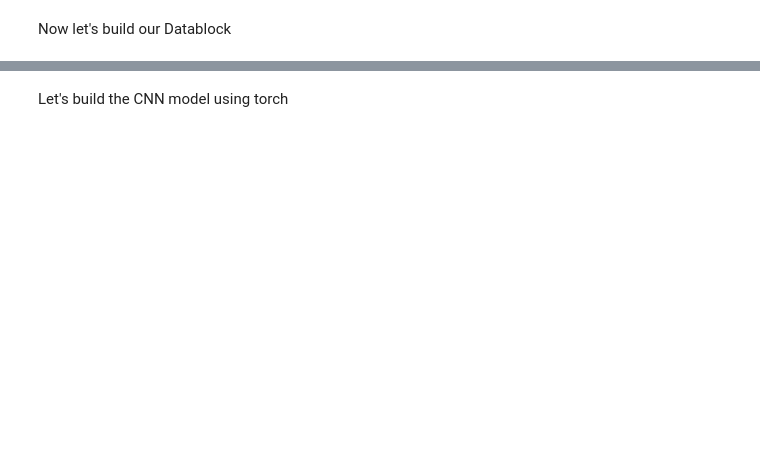
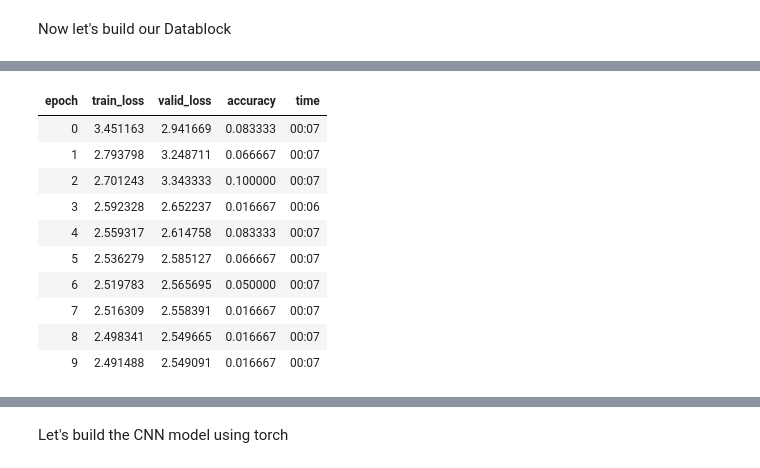
Before and after one commit to TosinPhillip/Chess-Classification-Project, a Jupyter notebook: chess-pieces-classification.ipynb, the cells around one changed output, grey strips where cells are left out. Saved outputs shown, nothing was run; the diff lists cells and outputs as text; code cells hidden in the pictures; blank space fills up the shorter version.

```diff
--- a/chess-pieces-classification.ipynb
+++ b/chess-pieces-classification.ipynb
@@ -77,0 +77,14 @@ chess_dls.show_batch(nrows=1, ncols=3
+# %%
+learn_resnet.fit_one_cycle(10, 0.1)
+# %% [output]
+| epoch | train_loss | valid_loss | accuracy | time |
+| 0 | 3.451163 | 2.941669 | 0.083333 | 00:07 |
+| 1 | 2.793798 | 3.248711 | 0.066667 | 00:07 |
+| 2 | 2.701243 | 3.343333 | 0.100000 | 00:07 |
+| 3 | 2.592328 | 2.652237 | 0.016667 | 00:06 |
+| 4 | 2.559317 | 2.614758 | 0.083333 | 00:07 |
+| 5 | 2.536279 | 2.585127 | 0.066667 | 00:07 |
+| 6 | 2.519783 | 2.565695 | 0.050000 | 00:07 |
+| 7 | 2.516309 | 2.558391 | 0.016667 | 00:07 |
+| 8 | 2.498341 | 2.549665 | 0.016667 | 00:07 |
+| 9 | 2.491488 | 2.549091 | 0.016667 | 00:07 |
```
Also changed, not shown: parts of 26 cells of this notebook.
